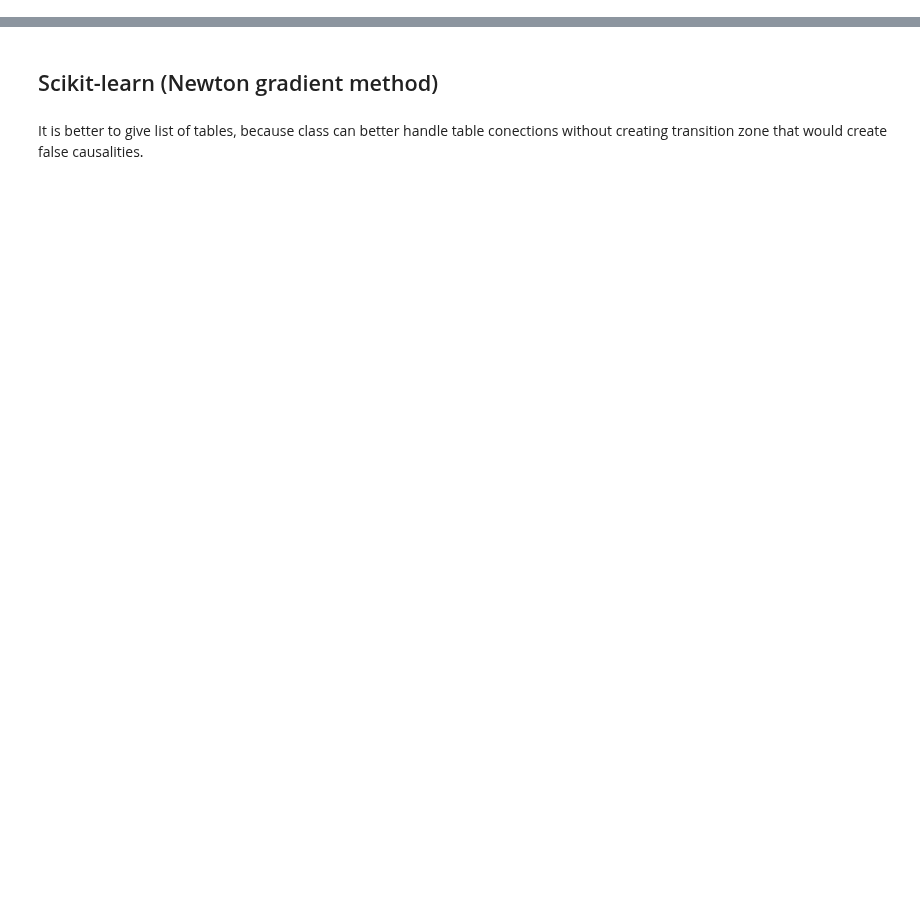
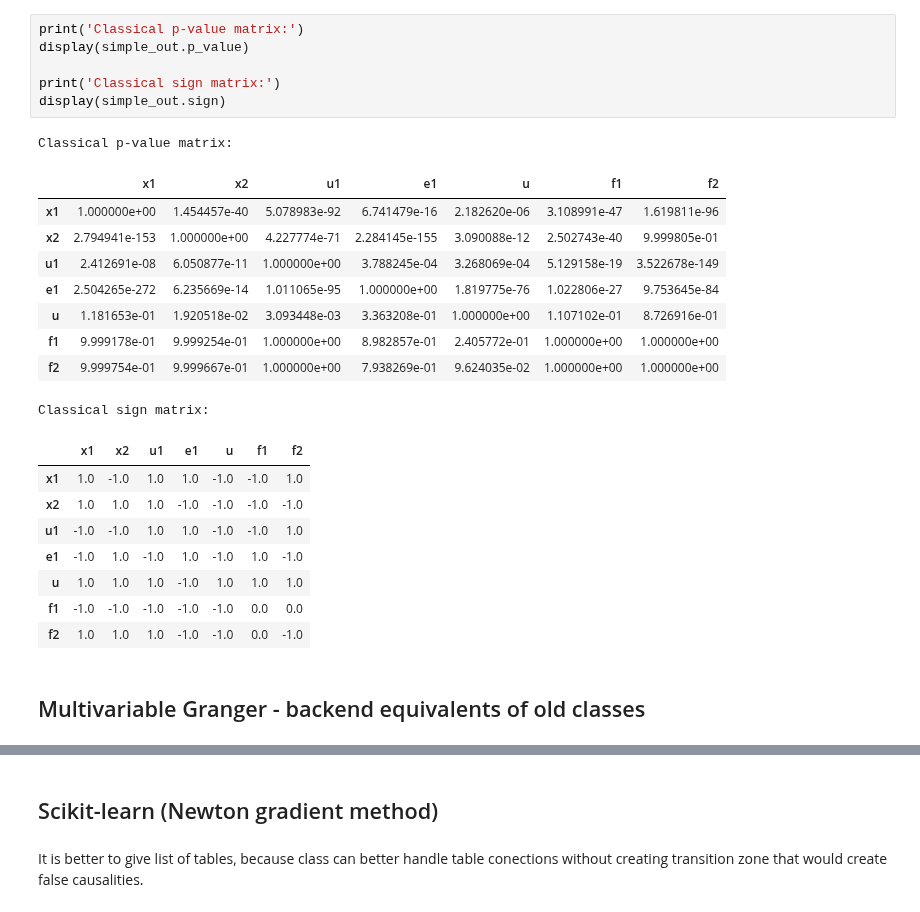
Before and after one commit to Smoldersob/EnhancedGrangerCausalAnalysis, a Jupyter notebook: example/PID_reg.ipynb, the cells around one changed output, grey strips where cells are left out. Drawn from its saved outputs; the diff is of its cells as text; blank space fills up the shorter version.

```diff
--- a/example/PID_reg.ipynb
+++ b/example/PID_reg.ipynb
@@ -48,0 +75,27 @@ CGA.grangers_causation_matrix(data_df.copy(),test="ssr_ftest")
+# %%
+print('Classical p-value matrix:')
+display(simple_out.p_value)
+
+print('Classical sign matrix:')
+display(simple_out.sign)
+# %% [output]
+Classical p-value matrix:
+|  | x1 | x2 | u1 | e1 | u | f1 | f2 |
+| x1 | 1.000000e+00 | 1.454457e-40 | 5.078983e-92 | 6.741479e-16 | 2.182620e-06 | 3.108991e-47 | 1.619811e-96 |
+| x2 | 2.794941e-153 | 1.000000e+00 | 4.227774e-71 | 2.284145e-155 | 3.090088e-12 | 2.502743e-40 | 9.999805e-01 |
+| u1 | 2.412691e-08 | 6.050877e-11 | 1.000000e+00 | 3.788245e-04 | 3.268069e-04 | 5.129158e-19 | 3.522678e-149 |
+| e1 | 2.504265e-272 | 6.235669e-14 | 1.011065e-95 | 1.000000e+00 | 1.819775e-76 | 1.022806e-27 | 9.753645e-84 |
+| u | 1.181653e-01 | 1.920518e-02 | 3.093448e-03 | 3.363208e-01 | 1.000000e+00 | 1.107102e-01 | 8.726916e-01 |
+| f1 | 9.999178e-01 | 9.999254e-01 | 1.000000e+00 | 8.982857e-01 | 2.405772e-01 | 1.000000e+00 | 1.000000e+00 |
+| f2 | 9.999754e-01 | 9.999667e-01 | 1.000000e+00 | 7.938269e-01 | 9.624035e-02 | 1.000000e+00 | 1.000000e+00 |
+Classical sign matrix:
+|  | x1 | x2 | u1 | e1 | u | f1 | f2 |
+| x1 | 1.0 | -1.0 | 1.0 | 1.0 | -1.0 | -1.0 | 1.0 |
+| x2 | 1.0 | 1.0 | 1.0 | -1.0 | -1.0 | -1.0 | -1.0 |
+| u1 | -1.0 | -1.0 | 1.0 | 1.0 | -1.0 | -1.0 | 1.0 |
+| e1 | -1.0 | 1.0 | -1.0 | 1.0 | -1.0 | 1.0 | -1.0 |
+| u | 1.0 | 1.0 | 1.0 | -1.0 | 1.0 | 1.0 | 1.0 |
+| f1 | -1.0 | -1.0 | -1.0 | -1.0 | -1.0 | 0.0 | 0.0 |
+| f2 | 1.0 | 1.0 | 1.0 | -1.0 | -1.0 | 0.0 | -1.0 |
+# %% [markdown]
+## Multivariable Granger - backend equivalents of old classes
```
Also changed, not shown: parts of 90 cells of this notebook, 4 other files.
